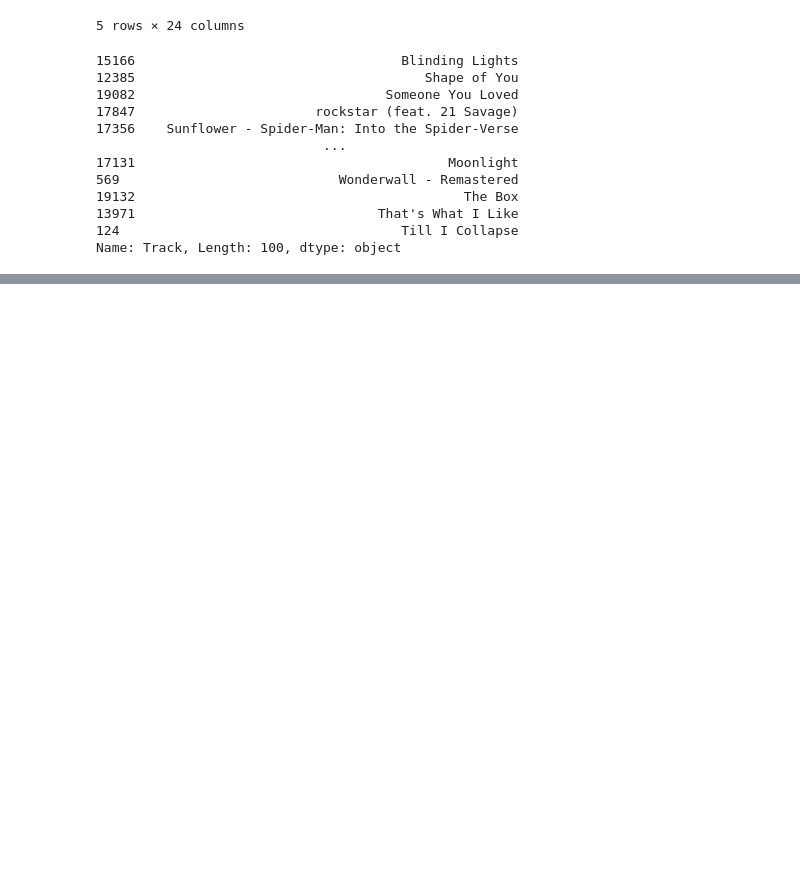
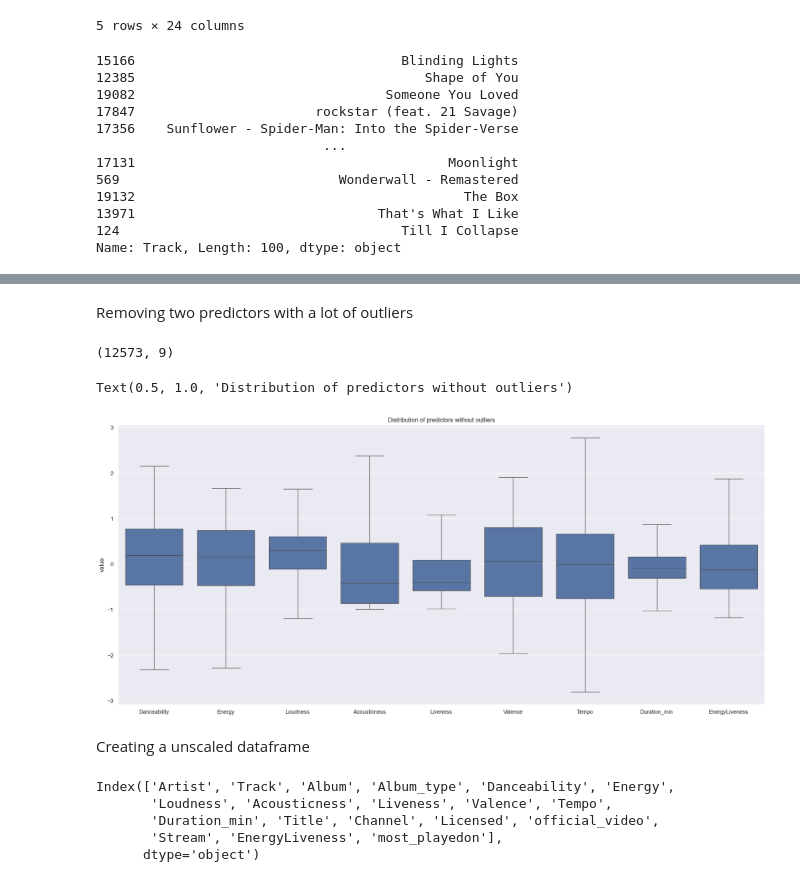
Before and after one commit to jbouniol/ml-project-spotify, a Jupyter notebook: Notebook/EDA_Guillaume.ipynb, the cells around one changed output, grey strips where cells are left out. Cells and saved outputs as stored; diff of their text form; code cells hidden in the pictures; blank space fills up the shorter version.

```diff
--- a/Notebook/EDA_Guillaume.ipynb
+++ b/Notebook/EDA_Guillaume.ipynb
@@ -136,0 +77,9 @@ MSE: 2.1614095816203025
+# %%
+
+df_clean=spotify_scaled.copy()
+for col in df_clean.columns:
+  q1=df_clean[col].quantile(0.25)
+  q3=df_clean[col].quantile(0.75)
+  inq=q3-q1
+  filter=(df_clean[col] >= q1-1.5*inq) & (df_clean[col] <= q3+1.5*inq)
+  df_clean[col] = df_clean[col].loc[filter]
@@ -136,0 +106,33 @@ MSE: 2.1614095816203025
+# %% [markdown]
+Removing two predictors with a lot of outliers
+# %%
+#removing 2 predictors
+df_clean = df_clean.drop(axis=1, labels=['Speechiness', 'Instrumentalness','Stream','Views','Likes','Comments'])
+# %%
+df_remove = df_clean.dropna()
+df_remove.shape
+# %% [output]
+(12573, 9)
+# %%
+#box plot after removing the outliers
+df_melt=pd.melt(df_remove)
+df_melt
+sns.set(rc={'figure.figsize':(23,10)})
+sns.boxplot(x='variable', y='value', data=df_melt, showfliers=False)
+plt.xlabel(None)
+plt.title('Distribution of predictors without outliers')
+# %% [output]
+Text(0.5, 1.0, 'Distribution of predictors without outliers')
+[figure, added]
+# %% [markdown]
+Creating a unscaled dataframe
+# %%
+df_merge = spotify.iloc[df_remove.index]
+df_merge = df_merge.drop(axis=1, labels=['Speechiness', 'Instrumentalness','Views','Likes','Comments'])
+df_merge.columns
+# %% [output]
+Index(['Artist', 'Track', 'Album', 'Album_type', 'Danceability', 'Energy',
+       'Loudness', 'Acousticness', 'Liveness', 'Valence', 'Tempo',
+       'Duration_min', 'Title', 'Channel', 'Licensed', 'official_video',
+       'Stream', 'EnergyLiveness', 'most_playedon'],
+      dtype='object')
```
Also changed, not shown: parts of 31 cells of this notebook.
